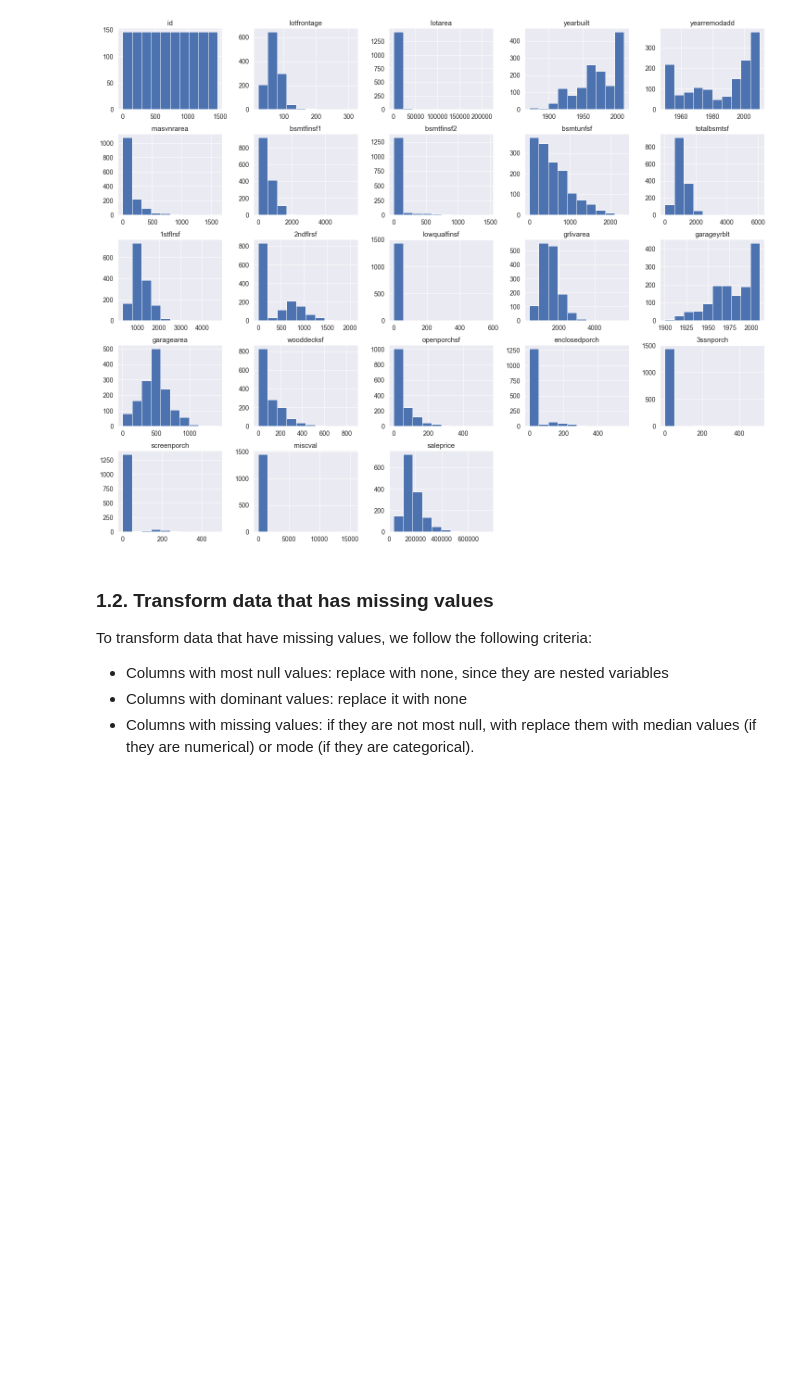
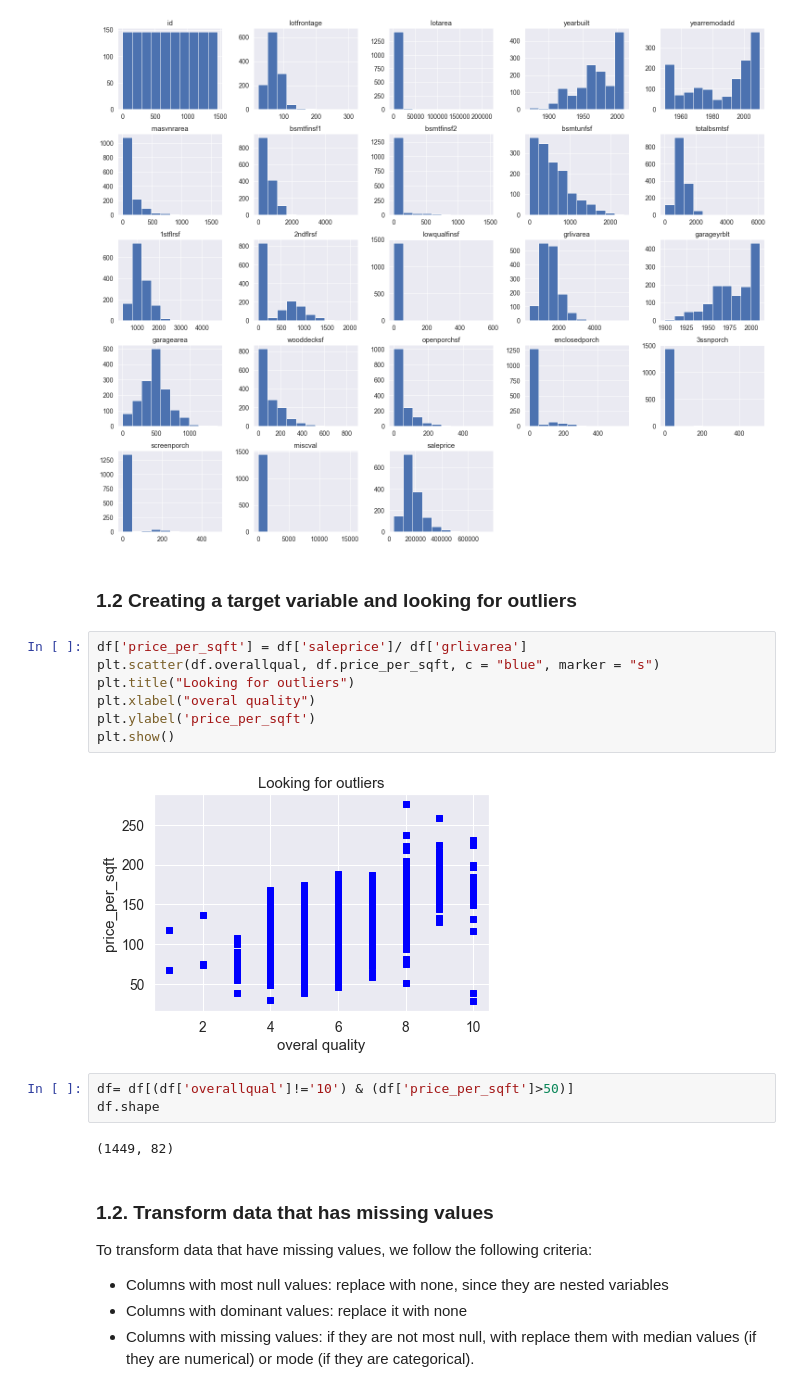
Before and after one commit to oscar-dif/ExamProject, a Jupyter notebook: house_prices.ipynb, the cells around one changed output. Cells and saved outputs as stored; diff of their text form; blank space fills up the shorter version.

```diff
--- a/house_prices.ipynb
+++ b/house_prices.ipynb
@@ -121,6 +122,22 @@ plt.show
 # %% [output]
 <function matplotlib.pyplot.show(close=None, block=None)>
 [figure]
+# %% [markdown]
+### 1.2 Creating a target variable and looking for outliers
+# %%
+df['price_per_sqft'] = df['saleprice']/ df['grlivarea']
+plt.scatter(df.overallqual, df.price_per_sqft, c = "blue", marker = "s")
+plt.title("Looking for outliers")
+plt.xlabel("overal quality")
+plt.ylabel('price_per_sqft')
+plt.show()
+# %% [output]
+[figure, added]
+# %%
+df= df[(df['overallqual']!='10') & (df['price_per_sqft']>50)]
+df.shape
+# %% [output]
+(1449, 82)
 # %% [markdown]
 ### 1.2. Transform data that has missing values
 
```
Also changed, not shown: parts of 31 cells of this notebook, 11 other files.
